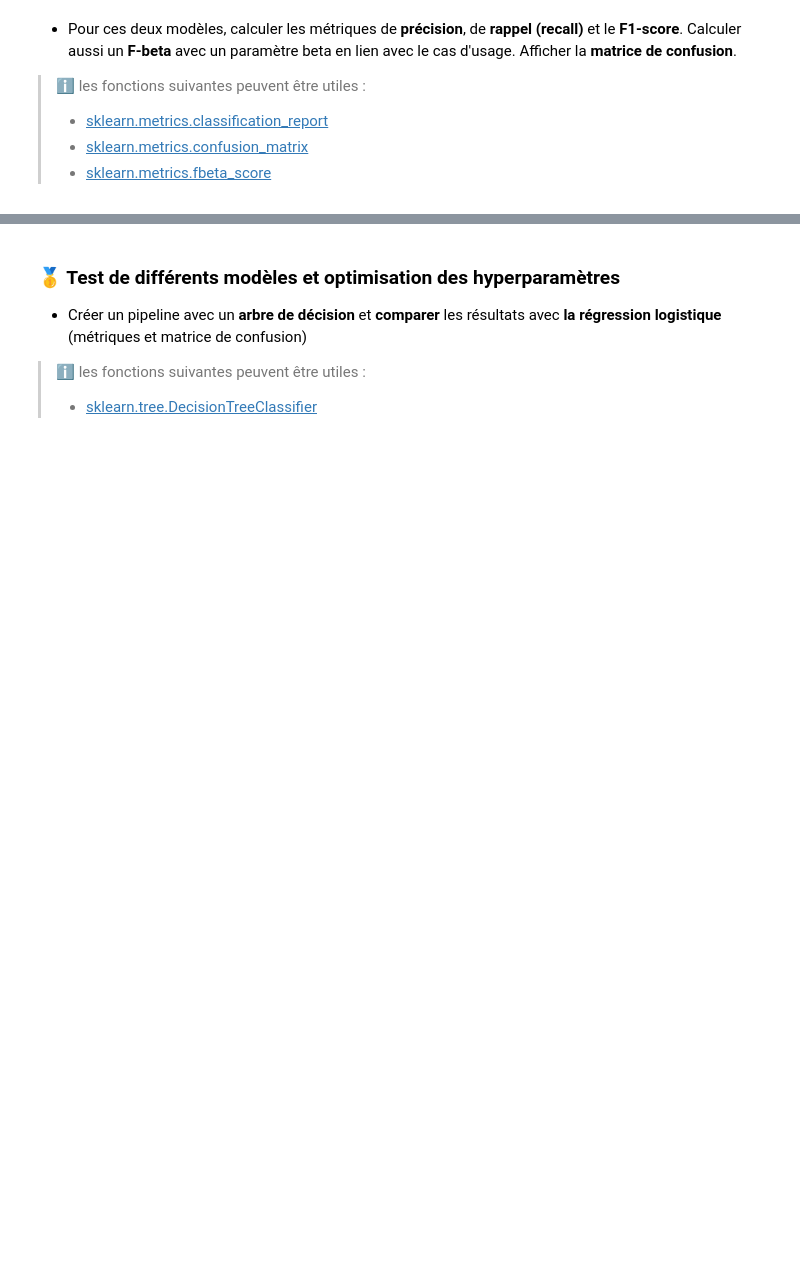
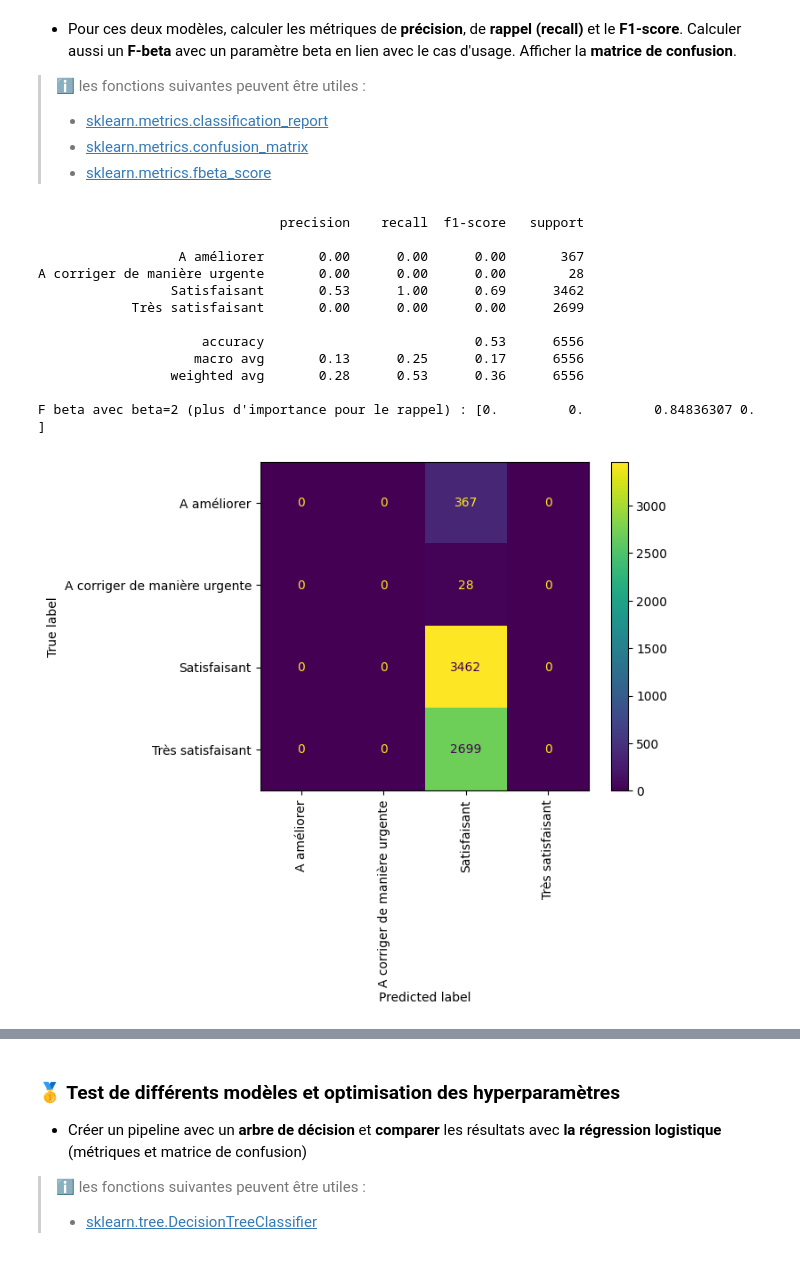
Before and after one commit to Pierre-Loic/Formation-DA-GEM-2022, a Jupyter notebook: Semaine_4_02-01_05-01/Activite_1_classification_corrige.ipynb, the cells around one changed output, grey strips where cells are left out. Saved outputs shown, nothing was run; the diff lists cells and outputs as text; code cells hidden in the pictures; blank space fills up the shorter version.

Commit message:
ajout corrige du 03/01 15h26

```diff
--- a/Semaine_4_02-01_05-01/Activite_1_classification_corrige.ipynb
+++ b/Semaine_4_02-01_05-01/Activite_1_classification_corrige.ipynb
@@ -501,3 +512,12 @@ Pour avoir une référence de modèle de base pour les métriques de classificat
+# %%
+numeric_transformer = RobustScaler()
+categorical_transformer = OneHotEncoder(handle_unknown="ignore")
+preprocessor = ColumnTransformer(
+    transformers=[
+        ("num", numeric_transformer, numeric_features),
+        ("cat", categorical_transformer, categorical_features),
+    ]
+)
 # %% [markdown]
 - Créer un pipeline **global** de **pré-traitement** et **d'entrainement** d'un modèle naïf de classification puis d'un modèle de **régression logistique**. Calculer l'**accuracy des deux modèles** sur les jeux de données de test et d'entrainement.
 
@@ -509,0 +532,16 @@ Pour avoir une référence de modèle de base pour les métriques de classificat
+# %%
+def train_pipeline(model, with_params=False):
+    if with_params is True:
+        pipeline = Pipeline(
+            steps=[("preprocessor", preprocessor), ("classifier", model)]
+        )
+    else:
+        pipeline = Pipeline(
+            steps=[("preprocessor", preprocessor), ("classifier", model())]
+        )
+    pipeline.fit(X_train, y_train)
+    print(f"Accuracy du modèle - données de test : {pipeline.score(X_test, y_test)}")
+    print(f"Accuracy du modèle - données d'entrainement : {pipeline.score(X_train, y_train)}")
+    return pipeline
+# %%
+dummy_clf = train_pipeline(DummyClassifier)
@@ -518,0 +568,23 @@ Pour avoir une référence de modèle de base pour les métriques de classificat
+# %%
+def show_metrics(model):
+    print(classification_report(y_test, model.predict(X_test)))
+    print(f"F beta avec beta=2 (plus d'importance pour le rappel) : {fbeta_score(y_test, model.predict(X_test), beta=2, average=None)}")
+    ConfusionMatrixDisplay.from_predictions(y_test, model.predict(X_test))
+    plt.xticks(rotation=90)
+    plt.show()
+# %%
+show_metrics(dummy_clf)
+# %% [output]
+                               precision    recall  f1-score   support
+
+                  A améliorer       0.00      0.00      0.00       367
+A corriger de manière urgente       0.00      0.00      0.00        28
+                 Satisfaisant       0.53      1.00      0.69      3462
+            Très satisfaisant       0.00      0.00      0.00      2699
+
+                     accuracy                           0.53      6556
+                    macro avg       0.13      0.25      0.17      6556
+                 weighted avg       0.28      0.53      0.36      6556
+
+F beta avec beta=2 (plus d'importance pour le rappel) : [0.         0.         0.84836307 0.        ]
+[figure, added]
```
Also changed, not shown: parts of 28 cells of this notebook, 1 other file.
